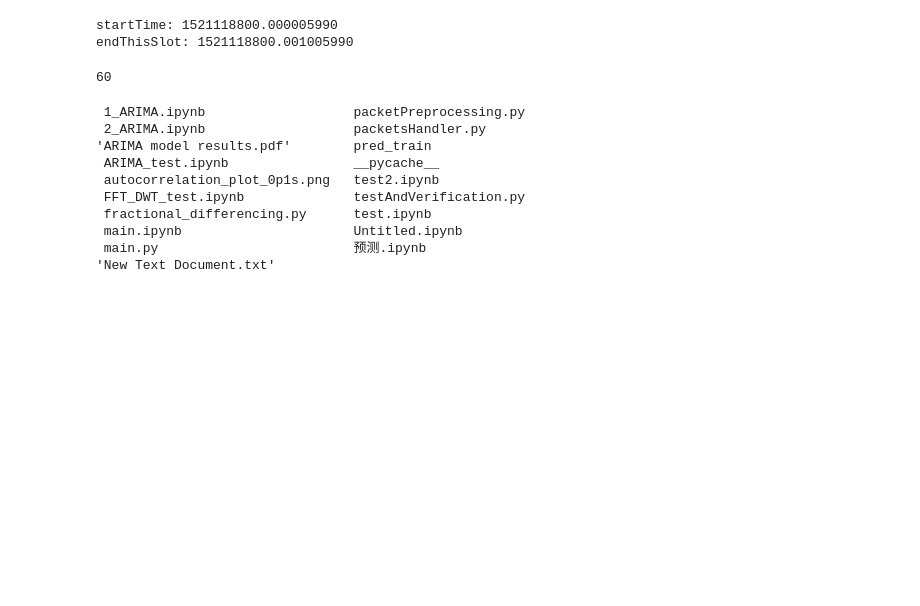
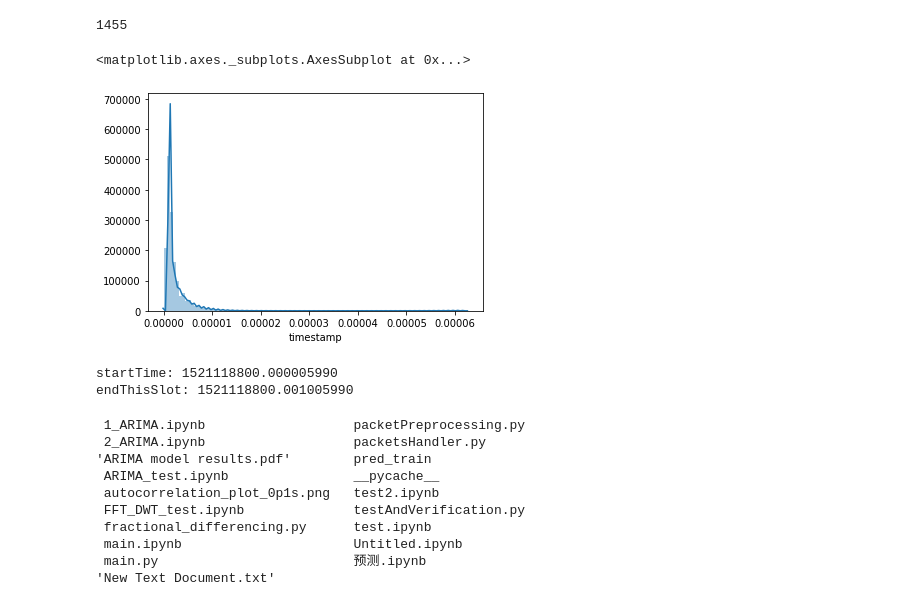
Before and after one commit to zijun726911/Traffic-Simulation, a Jupyter notebook: script/main.ipynb, the cells around one changed output. Saved outputs shown, nothing was run; the diff lists cells and outputs as text; code cells hidden in the pictures; blank space fills up the shorter version.

```diff
--- a/script/main.ipynb
+++ b/script/main.ipynb
@@ -70,3 +141,14 @@ for timestamp, wirelen in \
+# %%
+len(wirelens.value_counts())
+# %% [output]
+1455
+# %%
+timestamp_diff=timestampsAndWirelensPD['timestamp'].diff(1).dropna()
+# %%
+sns.distplot(timestamp_diff,bins=100)
+# %% [output]
+<matplotlib.axes._subplots.AxesSubplot at 0x...>
+[figure, added]
 # %%
 # packNums1,timestamps1,byteSlots1, byteRates1=splitToTimeSlot(timestampsAndWirelensPD, 1)
 # packNums0p1,timestamps0p1,byteSlots0p1, byteRates0p1=splitToTimeSlot(timestampsAndWirelensPD, 0.1)
@@ -75,10 +157,6 @@ packNums0p001,timestamps0p001,byteSlots0p001, byteRates0p001=splitToTimeSlot(tim
 # %% [output]
 startTime: 1521118800.000005990
 endThisSlot: 1521118800.001005990
-# %%
-len(byteRates1)
-# %% [output]
-60
 # %%
 # pd.DataFrame(data={
 #     'timestamp':timestamps1,
```
Also changed, not shown: parts of 20 cells of this notebook, 5 other files.
